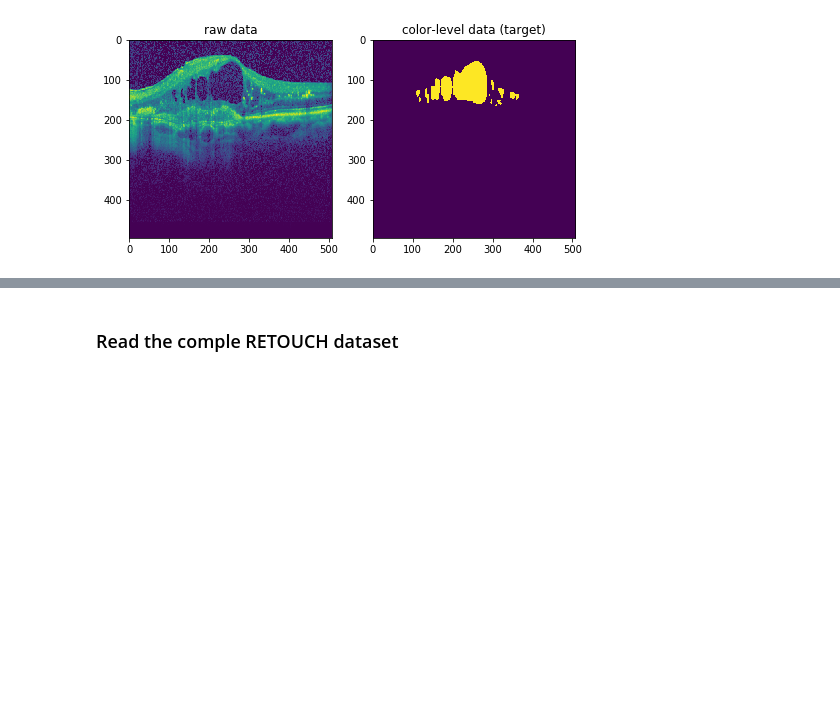
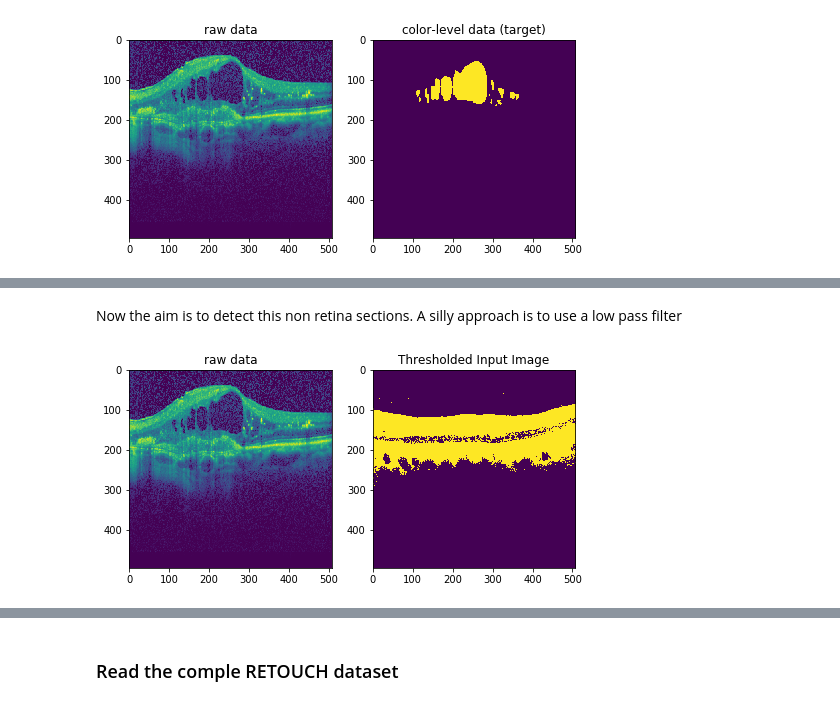
Before and after one commit to gabrielraya/intraretinal-cyst-fluid-detection, a Jupyter notebook: code/1_data_analysis.ipynb, the cells around one changed output, grey strips where cells are left out. Cells and saved outputs as stored; diff of their text form; code cells hidden in the pictures; blank space fills up the shorter version.

```diff
--- a/code/1_data_analysis.ipynb
+++ b/code/1_data_analysis.ipynb
@@ -177,0 +267,16 @@ plt.show()
+# %% [markdown]
+Now the aim is to detect this non retina sections. A silly approach is to use a low pass filter
+# %%
+threshold = 70
+new_image = raw_np[0] > threshold#1 if raw_np[0] > threshold else 0
+
+# visualize the two numpy arrays
+plt.subplot(1,2,1)
+plt.imshow(raw_np[10])
+plt.title('raw data')
+plt.subplot(1,2,2)
+plt.imshow(new_image)
+plt.title('Thresholded Input Image')
+plt.show()
+# %% [output]
+[figure, added]
```
Also changed, not shown: parts of 20 cells of this notebook.
